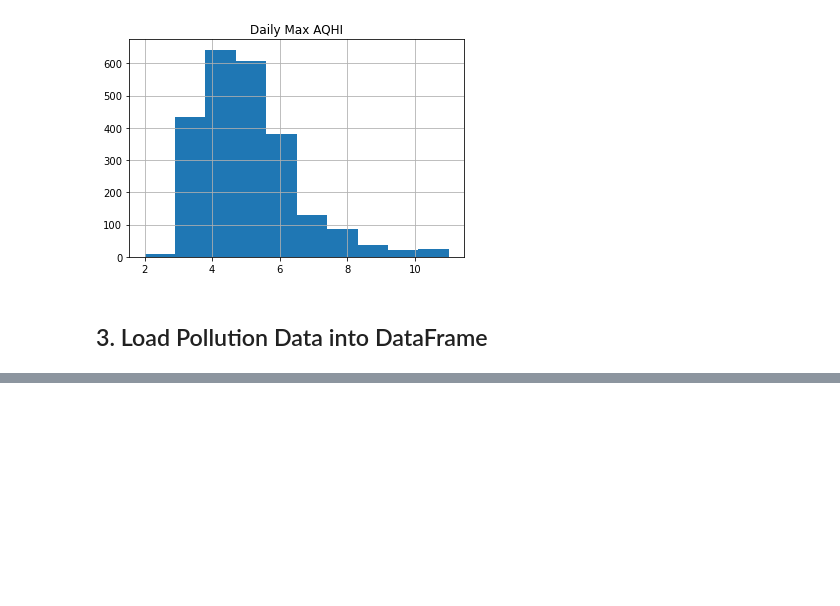
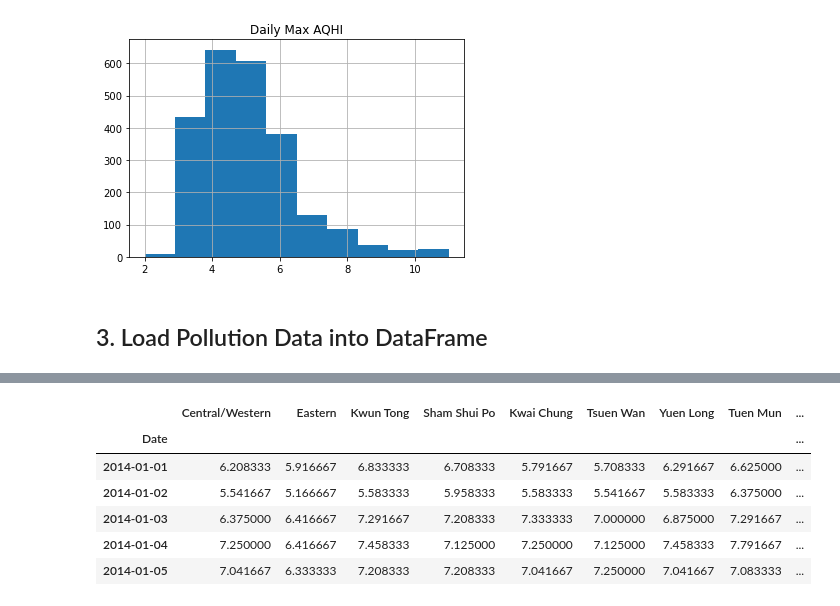
Before and after one commit to taflor/HongKongPollution, a Jupyter notebook: HongKongPollution/notebooks/2.1_HK_Pollution_Weather_EDA.ipynb, the cells around one changed output, grey strips where cells are left out. Saved outputs shown, nothing was run; the diff lists cells and outputs as text; code cells hidden in the pictures; blank space fills up the shorter version.

```diff
--- a/HongKongPollution/notebooks/2.1_HK_Pollution_Weather_EDA.ipynb
+++ b/HongKongPollution/notebooks/2.1_HK_Pollution_Weather_EDA.ipynb
@@ -159,0 +208,11 @@ array([[<AxesSubplot:title={'center':'Daily Max AQHI'}>]], dtype=object)
+# %%
+daily_avg = hourly_df.resample('D').mean()
+daily_avg.head()
+# %% [output]
+|  | Central/Western | Eastern | Kwun Tong | Sham Shui Po | Kwai Chung | Tsuen Wan | Yuen Long | Tuen Mun | ... |
+| Date |  |  |  |  |  |  |  |  | ... |
+| 2014-01-01 | 6.208333 | 5.916667 | 6.833333 | 6.708333 | 5.791667 | 5.708333 | 6.291667 | 6.625000 | ... |
+| 2014-01-02 | 5.541667 | 5.166667 | 5.583333 | 5.958333 | 5.583333 | 5.541667 | 5.583333 | 6.375000 | ... |
+| 2014-01-03 | 6.375000 | 6.416667 | 7.291667 | 7.208333 | 7.333333 | 7.000000 | 6.875000 | 7.291667 | ... |
+| 2014-01-04 | 7.250000 | 6.416667 | 7.458333 | 7.125000 | 7.250000 | 7.125000 | 7.458333 | 7.791667 | ... |
+| 2014-01-05 | 7.041667 | 6.333333 | 7.208333 | 7.208333 | 7.041667 | 7.250000 | 7.041667 | 7.083333 | ... |
```
Also changed, not shown: parts of 7 cells of this notebook, 2 other files.
